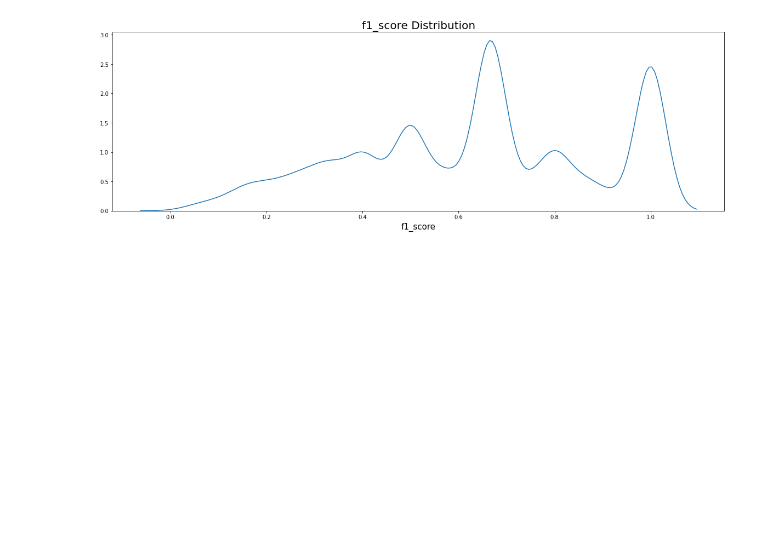
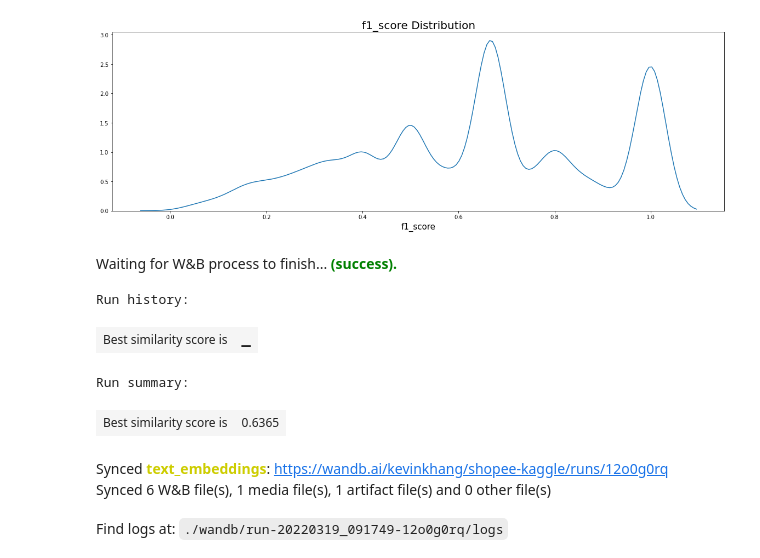
Before and after one commit to kevinkhang2909/ML-learning-journey, a Jupyter notebook: computer_vision/matching_images/baseline_title.ipynb, the cells around one changed output. Cells and saved outputs as stored; diff of their text form; code cells hidden in the pictures; blank space fills up the shorter version.

```diff
--- a/computer_vision/matching_images/baseline_title.ipynb
+++ b/computer_vision/matching_images/baseline_title.ipynb
@@ -94,6 +86,20 @@ plt.ylabel("")
 # %% [output]
 Text(0, 0.5, '')
 [figure]
+# %%
+custom_data = [[s] for s in df['f1_score']]
+table = wandb.Table(data=custom_data, columns=["f1_score"])
+wandb.log({'f1_hist': wandb.plot.histogram(table, "f1_score", title="f1_score text match")})
+wandb.finish()
+# %% [output]
+Waiting for W&B process to finish... (success).
+Run history:
+| Best similarity score is | ▁ |
+Run summary:
+| Best similarity score is | 0.6365 |
+Synced text_embeddings: https://wandb.ai/kevinkhang/shopee-kaggle/runs/12o0g0rq
+Synced 6 W&B file(s), 1 media file(s), 1 artifact file(s) and 0 other file(s)
+Find logs at: ./wandb/run-20220319_091749-12o0g0rq/logs
 # %%
 df.head()
 # %% [output]
```
Also changed, not shown: parts of 11 cells of this notebook, 3 other files.
